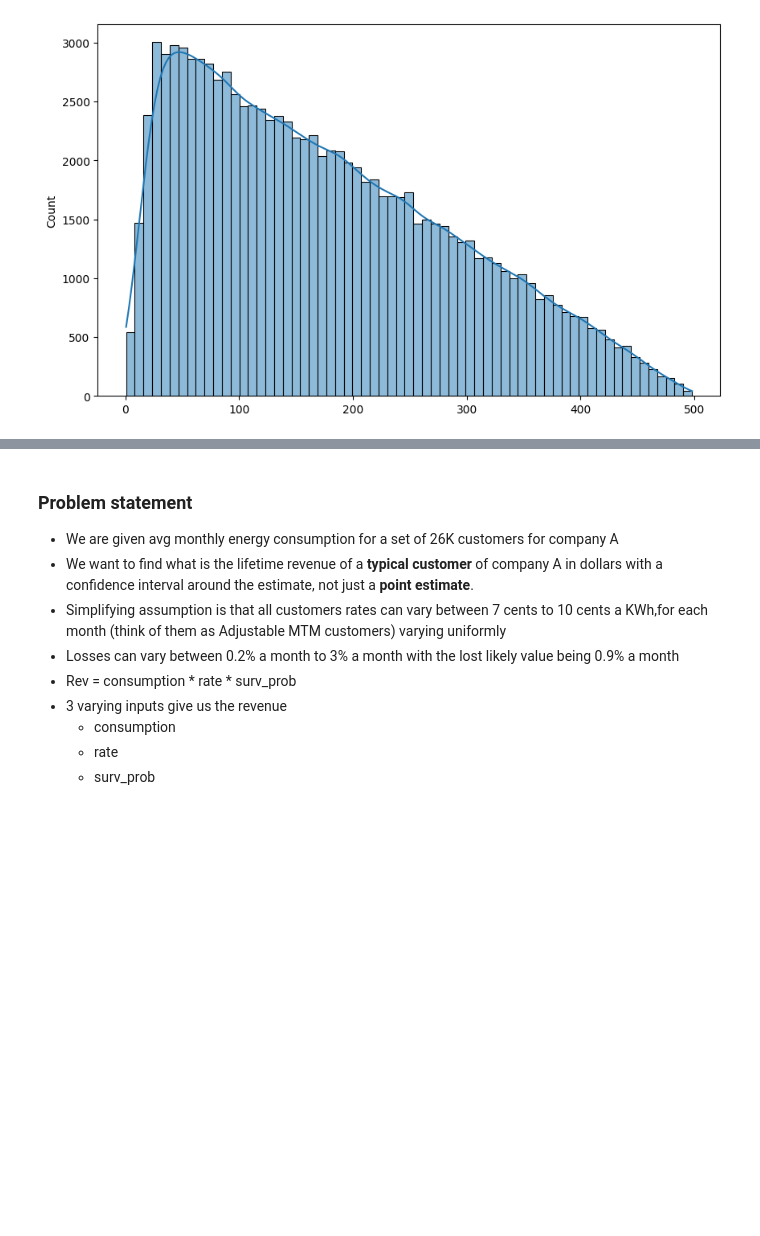
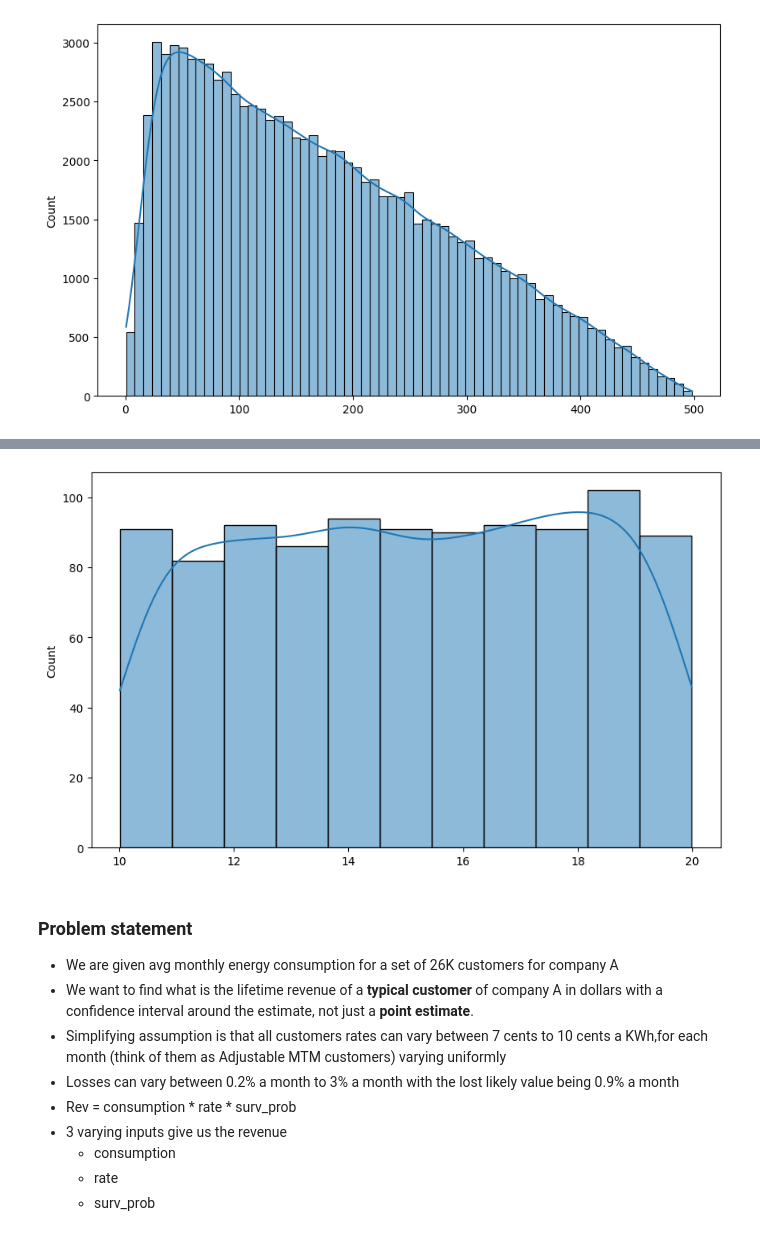
Before and after one commit to gmehra123/data_science, a Jupyter notebook: Probaility_distributions_and_simulations.ipynb, the cells around one changed output, grey strips where cells are left out. Saved outputs shown, nothing was run; the diff lists cells and outputs as text; code cells hidden in the pictures; blank space fills up the shorter version.

```diff
--- a/Probaility_distributions_and_simulations.ipynb
+++ b/Probaility_distributions_and_simulations.ipynb
@@ -40,3 +47,8 @@ plot_hist(var2,size=(10,6))
+# %%
+uniform = np.random.uniform(10,20,1000)
+plot_hist(uniform)
+# %% [output]
+[figure, added]
 # %% [markdown]
 ### Problem statement
 * We are given avg monthly energy consumption for a set of 26K customers for company A
```
Also changed, not shown: parts of 7 cells of this notebook.
